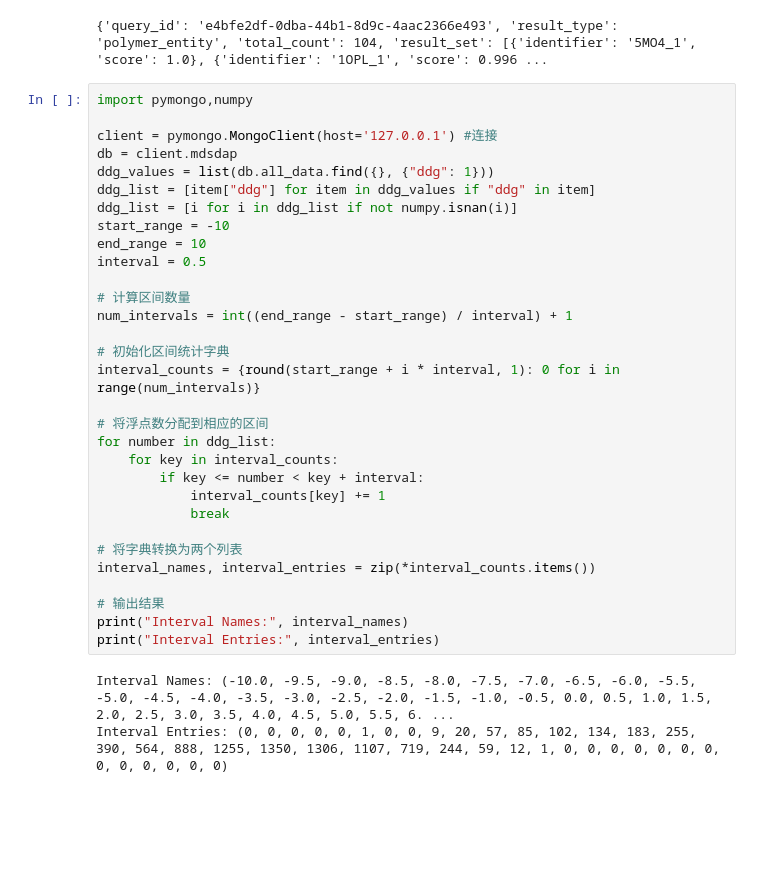
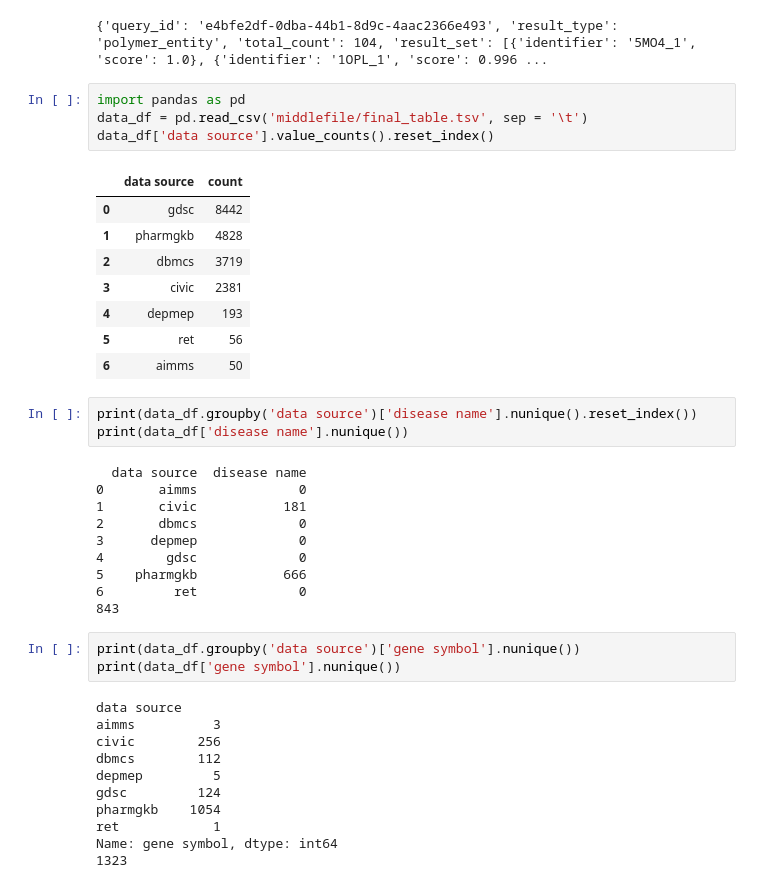
Before and after one commit to queen0401/MDSDR, a Jupyter notebook: preprocess.ipynb, the cells around one changed output. Saved outputs shown, nothing was run; the diff lists cells and outputs as text; blank space fills up the shorter version.

Commit message:
modify index page

```diff
--- a/preprocess.ipynb
+++ b/preprocess.ipynb
@@ -704,37 +704,43 @@ response = requests.post(search_url, json=search_request)
 print(response.json())
 # %% [output]
 {'query_id': 'e4bfe2df-0dba-44b1-8d9c-4aac2366e493', 'result_type': 'polymer_entity', 'total_count': 104, 'result_set': [{'identifier': '5MO4_1', 'score': 1.0}, {'identifier': '1OPL_1', 'score': 0.996 ...
-# %%
-import pymongo,numpy
-
-client = pymongo.MongoClient(host='127.0.0.1') #连接
-db = client.mdsdap
-ddg_values = list(db.all_data.find({}, {"ddg": 1}))
-ddg_list = [item["ddg"] for item in ddg_values if "ddg" in item]
-ddg_list = [i for i in ddg_list if not numpy.isnan(i)]
-start_range = -10
-end_range = 10
-interval = 0.5
-
-# 计算区间数量
-num_intervals = int((end_range - start_range) / interval) + 1
-
-# 初始化区间统计字典
-interval_counts = {round(start_range + i * interval, 1): 0 for i in range(num_intervals)}
-
-# 将浮点数分配到相应的区间
-for number in ddg_list:
-    for key in interval_counts:
-        if key <= number < key + interval:
-            interval_counts[key] += 1
-            break
-
-# 将字典转换为两个列表
-interval_names, interval_entries = zip(*interval_counts.items())
-
-# 输出结果
-print("Interval Names:", interval_names)
-print("Interval Entries:", interval_entries)
-# %% [output]
-Interval Names: (-10.0, -9.5, -9.0, -8.5, -8.0, -7.5, -7.0, -6.5, -6.0, -5.5, -5.0, -4.5, -4.0, -3.5, -3.0, -2.5, -2.0, -1.5, -1.0, -0.5, 0.0, 0.5, 1.0, 1.5, 2.0, 2.5, 3.0, 3.5, 4.0, 4.5, 5.0, 5.5, 6. ...
-Interval Entries: (0, 0, 0, 0, 0, 1, 0, 0, 9, 20, 57, 85, 102, 134, 183, 255, 390, 564, 888, 1255, 1350, 1306, 1107, 719, 244, 59, 12, 1, 0, 0, 0, 0, 0, 0, 0, 0, 0, 0, 0, 0, 0)
+# %%
+import pandas as pd
+data_df = pd.read_csv('middlefile/final_table.tsv', sep = '\t')
+data_df['data source'].value_counts().reset_index()
+# %% [output]
+|  | data source | count |
+| 0 | gdsc | 8442 |
+| 1 | pharmgkb | 4828 |
+| 2 | dbmcs | 3719 |
+| 3 | civic | 2381 |
+| 4 | depmep | 193 |
+| 5 | ret | 56 |
+| 6 | aimms | 50 |
+# %%
+print(data_df.groupby('data source')['disease name'].nunique().reset_index())
+print(data_df['disease name'].nunique())
+# %% [output]
+  data source  disease name
+0       aimms             0
+1       civic           181
+2       dbmcs             0
+3      depmep             0
+4        gdsc             0
+5    pharmgkb           666
+6         ret             0
+843
+# %%
+print(data_df.groupby('data source')['gene symbol'].nunique())
+print(data_df['gene symbol'].nunique())
+# %% [output]
+data source
+aimms          3
+civic        256
+dbmcs        112
+depmep         5
+gdsc         124
+pharmgkb    1054
+ret            1
+Name: gene symbol, dtype: int64
+1323
```
Also changed, not shown: parts of 2 cells of this notebook, 3 other files.
